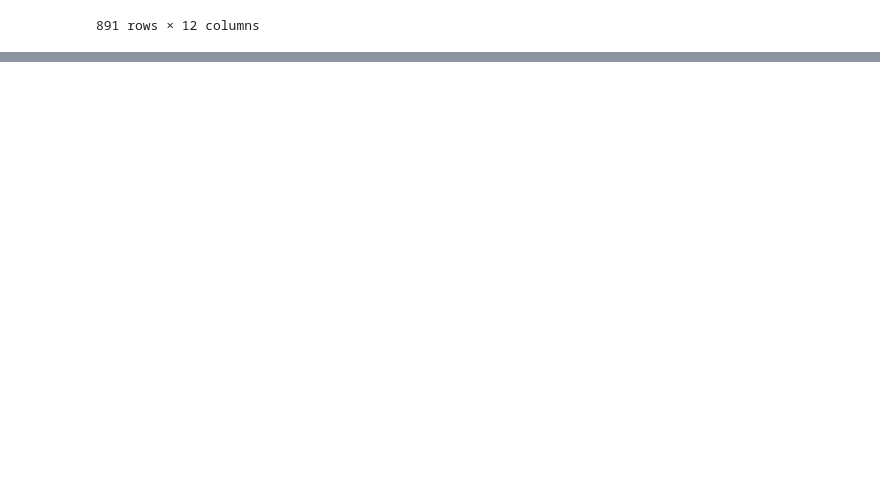
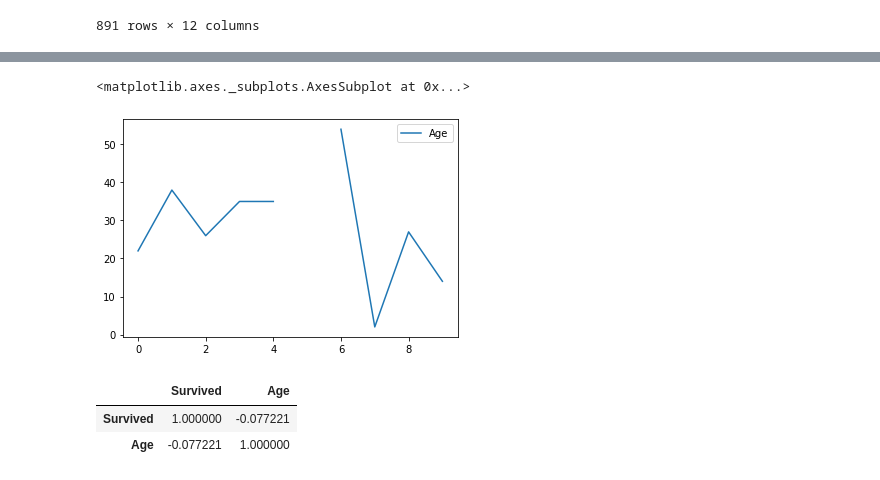
Before and after one commit to T-Naohisa/python_practice, a Jupyter notebook: pandas_20nock.ipynb, the cells around one changed output, grey strips where cells are left out. Cells and saved outputs as stored; diff of their text form; code cells hidden in the pictures; blank space fills up the shorter version.

```diff
--- a/pandas_20nock.ipynb
+++ b/pandas_20nock.ipynb
@@ -194,0 +293,23 @@ df10
+# %%
+# 18 折れ線グラフ
+import matplotlib.pyplot as plt
+
+df18 = df.copy()
+
+
+#x 縦軸名
+#y 横軸名
+# legend 凡例
+
+df18["Age"][:10].plot()
+# %% [output]
+<matplotlib.axes._subplots.AxesSubplot at 0x...>
+[figure, added]
+# %%
+# 19 相関係数
+df19 = df.copy()
+df19[["Survived","Age"]].corr()
+# %% [output]
+|  | Survived | Age |
+| Survived | 1.000000 | -0.077221 |
+| Age | -0.077221 | 1.000000 |
```
Also changed, not shown: parts of 8 cells of this notebook.
